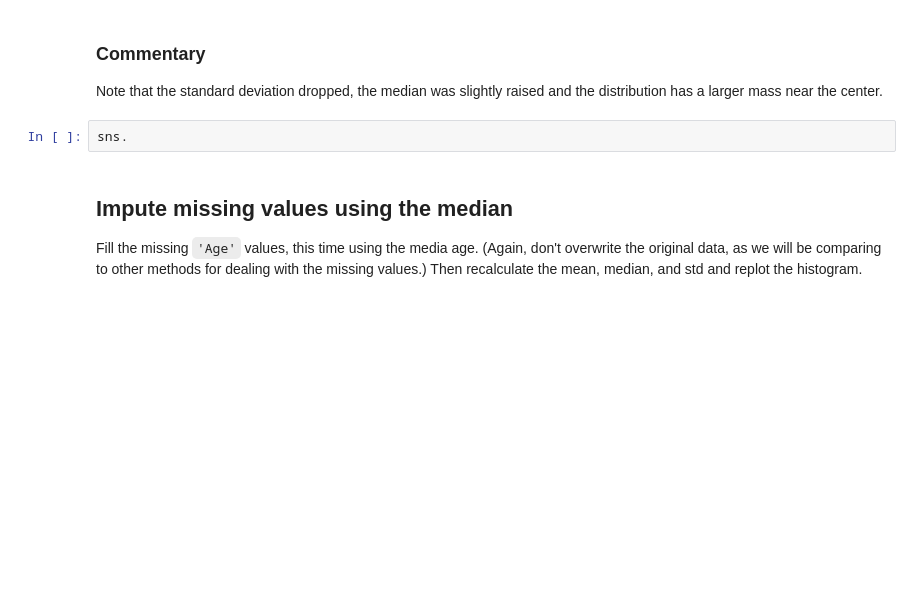
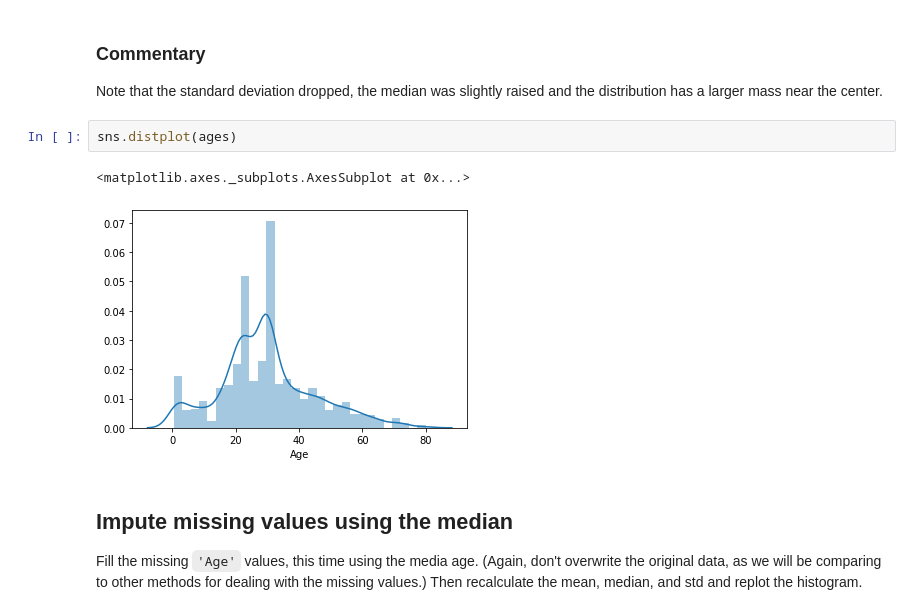
Before and after one commit to OsterMendel/dsc-more-on-missing-data-lab-nyc-ds-021720, a Jupyter notebook: index.ipynb, the cells around one changed output. Drawn from its saved outputs; the diff is of its cells as text; blank space fills up the shorter version.

```diff
--- a/index.ipynb
+++ b/index.ipynb
@@ -134,7 +134,10 @@ plt.show()
 
 Note that the standard deviation dropped, the median was slightly raised and the distribution has a larger mass near the center.
 # %%
-sns.
+sns.distplot(ages)
+# %% [output]
+<matplotlib.axes._subplots.AxesSubplot at 0x...>
+[figure, added]
 # %% [markdown]
 ## Impute missing values using the median
 
```
